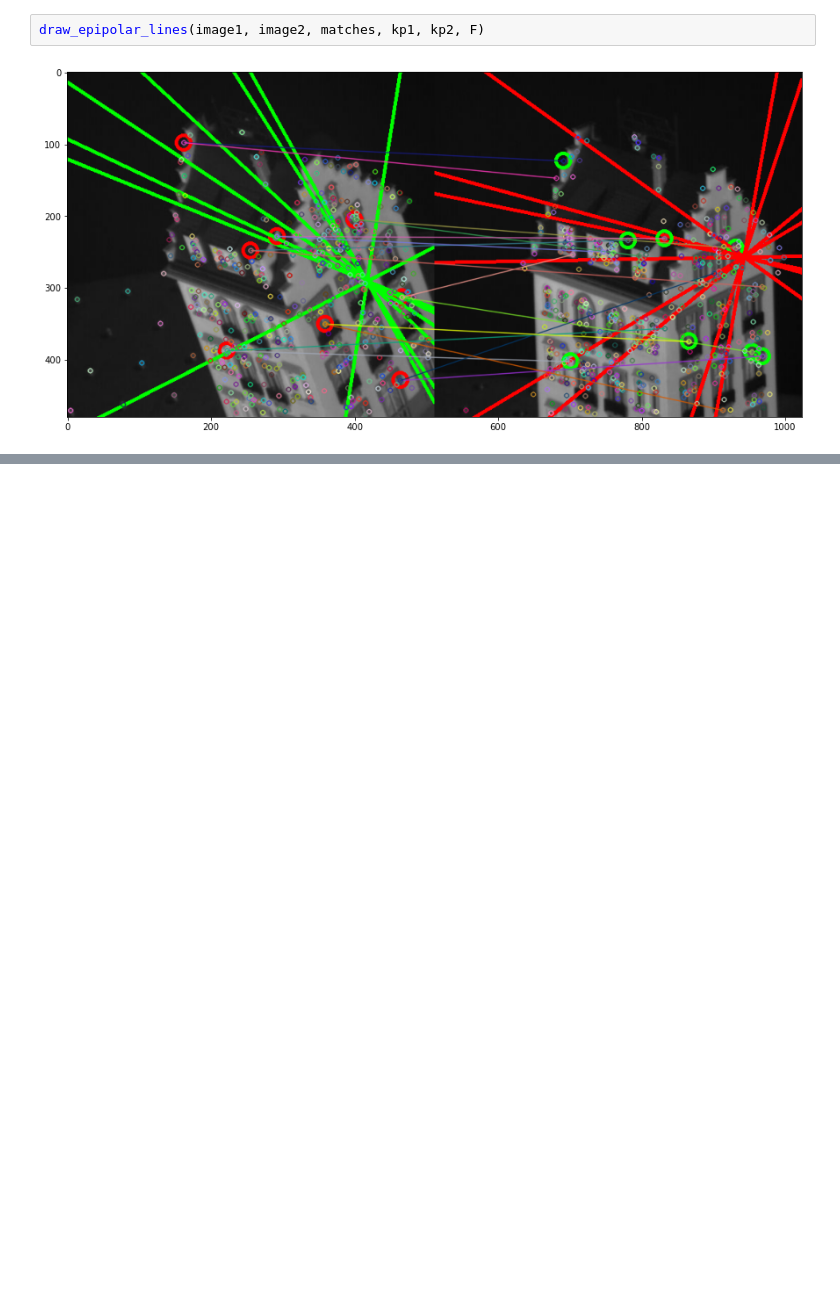
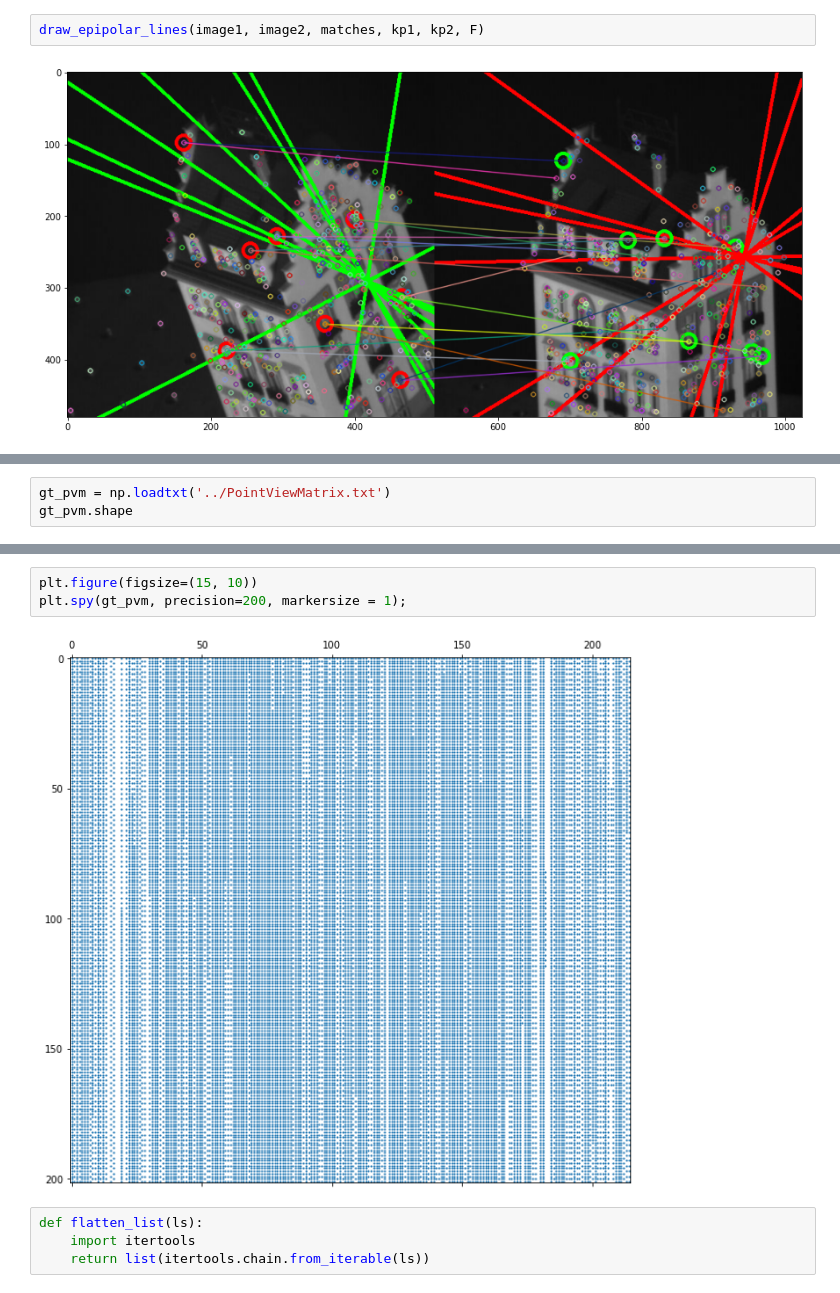
Before and after one commit to OlegBEZb/CV2_UVA_assignments, a Jupyter notebook: assignment2/src/detailed_experiments.ipynb, the cells around one changed output, grey strips where cells are left out. Cells and saved outputs as stored; diff of their text form; blank space fills up the shorter version.

```diff
--- a/assignment2/src/detailed_experiments.ipynb
+++ b/assignment2/src/detailed_experiments.ipynb
@@ -74,0 +200,3 @@ draw_epipolar_lines(image1, image2, matches, kp1, kp2, F)
+# %%
+gt_pvm = np.loadtxt('../PointViewMatrix.txt')
+gt_pvm.shape
@@ -74,0 +218,9 @@ draw_epipolar_lines(image1, image2, matches, kp1, kp2, F)
+# %%
+plt.figure(figsize=(15, 10))
+plt.spy(gt_pvm, precision=200, markersize = 1);
+# %% [output]
+[figure, added]
+# %%
+def flatten_list(ls):
+    import itertools
+    return list(itertools.chain.from_iterable(ls))
```
Also changed, not shown: parts of 31 cells of this notebook, 2 other files.
